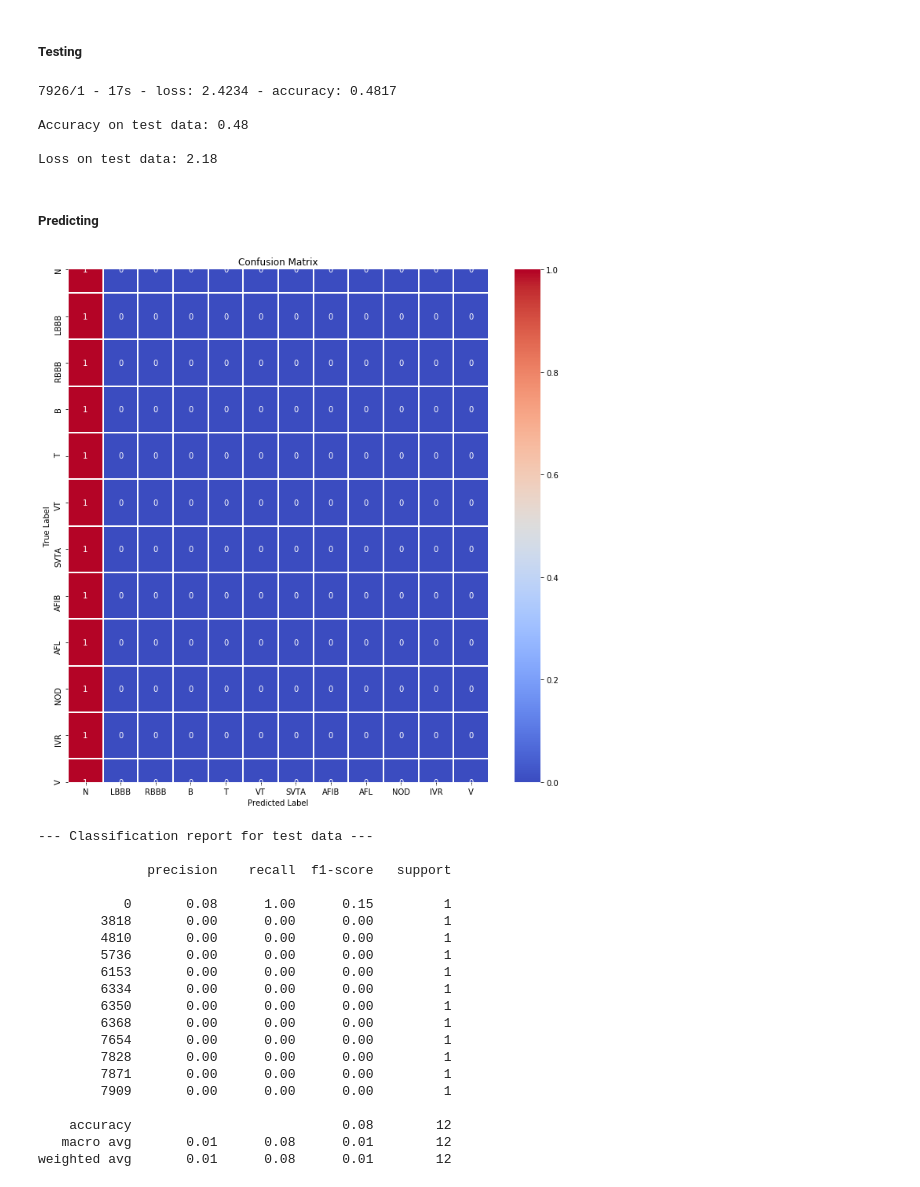
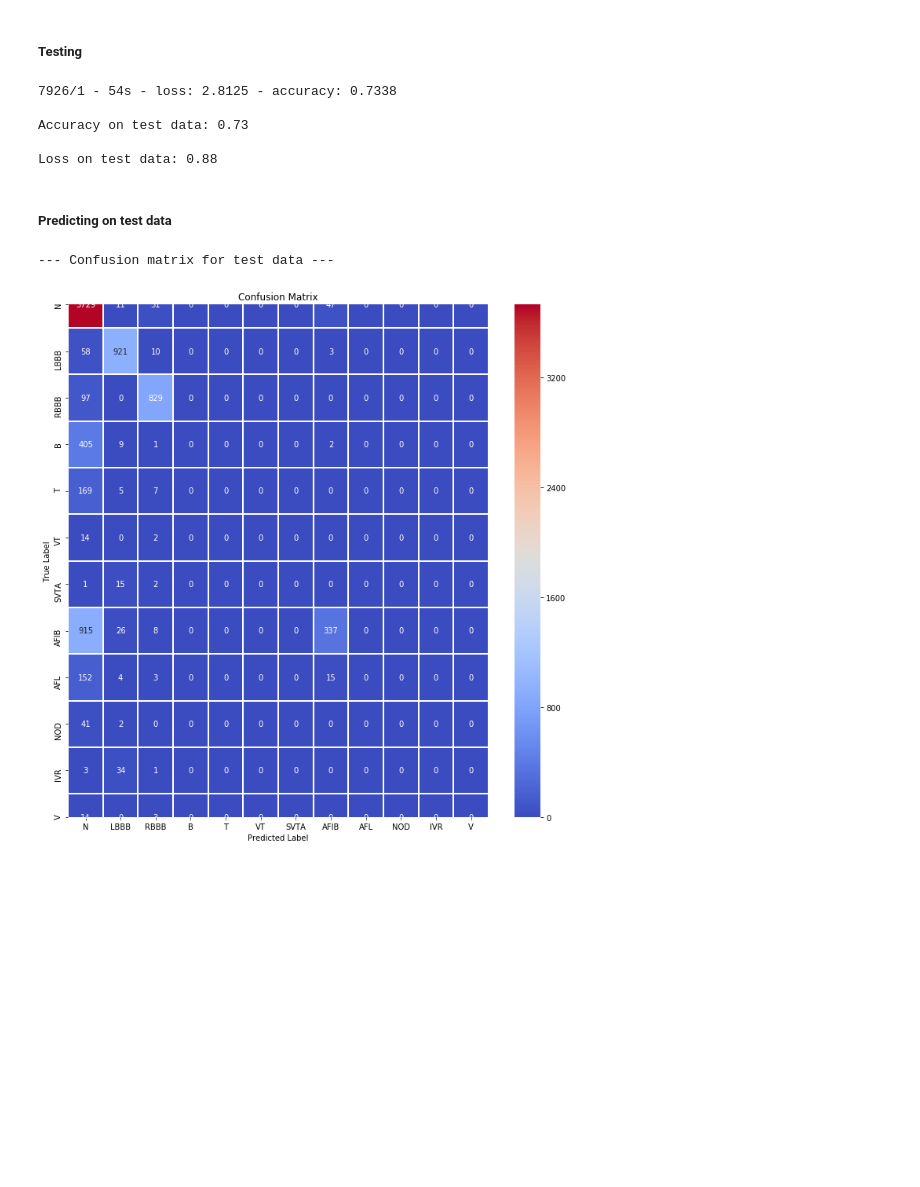
Before and after one commit to Elizaveta99/Course_work, a Jupyter notebook: cnn_code/testing.ipynb, the cells around one changed output. Drawn from its saved outputs; the diff is of its cells as text; code cells hidden in the pictures; blank space fills up the shorter version.

Commit message:
predicting added

```diff
--- a/cnn_code/testing.ipynb
+++ b/cnn_code/testing.ipynb
@@ -63,3 +59,10 @@ for class_i in classes:
+# %%
+def feature_normalize(dataset):
+
+    mu = np.mean(dataset)
+    sigma = np.std(dataset)
+
+    return (dataset - mu) / sigma
 # %% [markdown]
 ##### Testing
 # %%
@@ -68,24 +71,27 @@ YY_test = np.asarray(Y_test)
 XX_test = XX_test.astype("float32")
 YY_test = YY_test.astype("float32")
 
+XXX_test = feature_normalize(XX_test)
+
+num_classes = 12
 YY_test = to_categorical(YY_test, num_classes)
 
 model_test = load_model(model_save_path)
 model_test.load_weights(model_weights_path)
 
-BATCH_SIZE = 90
+BATCH_SIZE = 400
 
-score = model_test.evaluate(XX_test, YY_test, batch_size = BATCH_SIZE, verbose=2)
+score = model_test.evaluate(XXX_test, YY_test, batch_size = BATCH_SIZE, verbose=2)
 
 print("\nAccuracy on test data: %0.2f" % score[1])
 print("\nLoss on test data: %0.2f" % score[0])
 # %% [output]
-7926/1 - 17s - loss: 2.4234 - accuracy: 0.4817
+7926/1 - 54s - loss: 2.8125 - accuracy: 0.7338
 
-Accuracy on test data: 0.48
+Accuracy on test data: 0.73
 
-Loss on test data: 2.18
+Loss on test data: 0.88
 # %% [markdown]
-##### Predicting
+##### Predicting on test data
 # %%
 def show_confusion_matrix(validations, predictions):
@@ -105,41 +114,19 @@ def show_confusion_matrix(validations, predictions):
     plt.xlabel("Predicted Label")
     plt.show()
 # %%
-#print("\n--- Confusion matrix for test data ---\n")
-
-Y_pred_test = model_test.predict(XX_test)
-# Take the class with the highest probability from the test predictions
-max_Y_pred_test = np.argmax(Y_pred_test, axis=0)
-max_Y_test = np.argmax(YY_test, axis=0)
+print("\n--- Confusion matrix for test data ---\n")
 
 LABELS = ["N", "LBBB", "RBBB", "B", "T", "VT", "SVTA", "AFIB", "AFL", "NOD", "IVR", "V"]
 
+Y_pred_test = model_test.predict(XXX_test)
+
+max_Y_pred_test = np.argmax(Y_pred_test, axis=1)
+max_Y_test = np.argmax(YY_test, axis=1)
+
 show_confusion_matrix(max_Y_test, max_Y_pred_test)
 
-# %%
-
-print("\n--- Classification report for test data ---\n")
-
-print(classification_report(max_Y_test, max_Y_pred_test))
+#print("\n--- Classification report for test data ---\n")
+#print(classification_report(max_Y_test, max_Y_pred_test))
 # %% [output]
+--- Confusion matrix for test data ---
-[figure, old version]
+[figure, new version]
---- Classification report for test data ---
-
-              precision    recall  f1-score   support
-
-           0       0.08      1.00      0.15         1
-        3818       0.00      0.00      0.00         1
-        4810       0.00      0.00      0.00         1
-        5736       0.00      0.00      0.00         1
-        6153       0.00      0.00      0.00         1
-        6334       0.00      0.00      0.00         1
-        6350       0.00      0.00      0.00         1
-        6368       0.00      0.00      0.00         1
-        7654       0.00      0.00      0.00         1
-        7828       0.00      0.00      0.00         1
-        7871       0.00      0.00      0.00         1
-        7909       0.00      0.00      0.00         1
-
-    accuracy                           0.08        12
-   macro avg       0.01      0.08      0.01        12
-weighted avg       0.01      0.08      0.01        12
```
Also changed, not shown: parts of 7 cells of this notebook, 6 other files.
